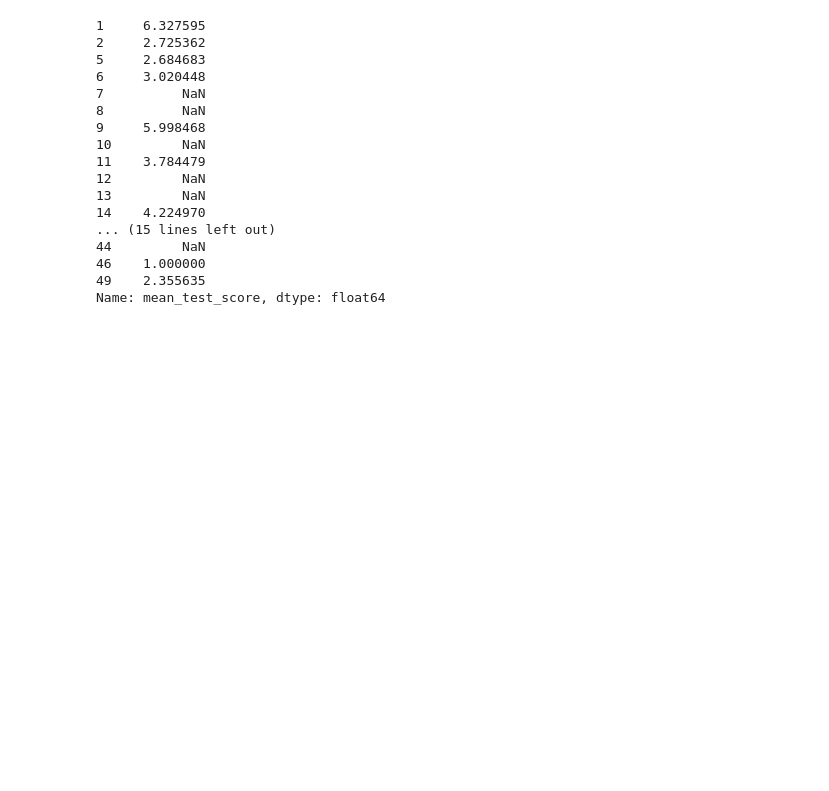
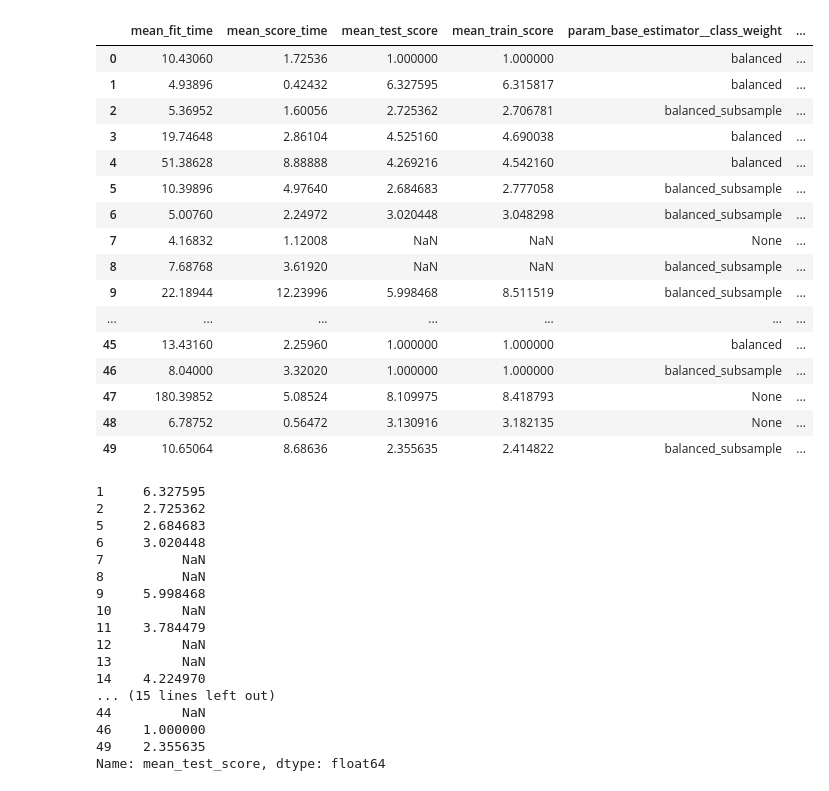
Before and after one commit to milliman/EPI_Machine_Learning, a Jupyter notebook: Explore Random Search Results.ipynb, the cells around one changed output. Cells and saved outputs as stored; diff of their text form; code cells hidden in the pictures; blank space fills up the shorter version.

```diff
--- a/Explore Random Search Results.ipynb
+++ b/Explore Random Search Results.ipynb
@@ -23,6 +26,26 @@ from pnuwrapper import PNUWrapper
 rs = joblib.load('res\\20170110random_rf_searcher.pkl')
 # %%
 rs_df = pd.DataFrame(rs.cv_results_)
+# %%
+rs_df
+# %% [output]
+|  | mean_fit_time | mean_score_time | mean_test_score | mean_train_score | param_base_estimator__class_weight | ... |
+| 0 | 10.43060 | 1.72536 | 1.000000 | 1.000000 | balanced | ... |
+| 1 | 4.93896 | 0.42432 | 6.327595 | 6.315817 | balanced | ... |
+| 2 | 5.36952 | 1.60056 | 2.725362 | 2.706781 | balanced_subsample | ... |
+| 3 | 19.74648 | 2.86104 | 4.525160 | 4.690038 | balanced | ... |
+| 4 | 51.38628 | 8.88888 | 4.269216 | 4.542160 | balanced | ... |
+| 5 | 10.39896 | 4.97640 | 2.684683 | 2.777058 | balanced_subsample | ... |
+| 6 | 5.00760 | 2.24972 | 3.020448 | 3.048298 | balanced_subsample | ... |
+| 7 | 4.16832 | 1.12008 | NaN | NaN | None | ... |
+| 8 | 7.68768 | 3.61920 | NaN | NaN | balanced_subsample | ... |
+| 9 | 22.18944 | 12.23996 | 5.998468 | 8.511519 | balanced_subsample | ... |
+| ... | ... | ... | ... | ... | ... | ... |
+| 45 | 13.43160 | 2.25960 | 1.000000 | 1.000000 | balanced | ... |
+| 46 | 8.04000 | 3.32020 | 1.000000 | 1.000000 | balanced_subsample | ... |
+| 47 | 180.39852 | 5.08524 | 8.109975 | 8.418793 | None | ... |
+| 48 | 6.78752 | 0.56472 | 3.130916 | 3.182135 | None | ... |
+| 49 | 10.65064 | 8.68636 | 2.355635 | 2.414822 | balanced_subsample | ... |
 # %%
 rs_df[rs_df.param_threshold_set_pct.isnull()].mean_test_score
 # %% [output]
```
Also changed, not shown: parts of 1 cell of this notebook, 5 other files.
